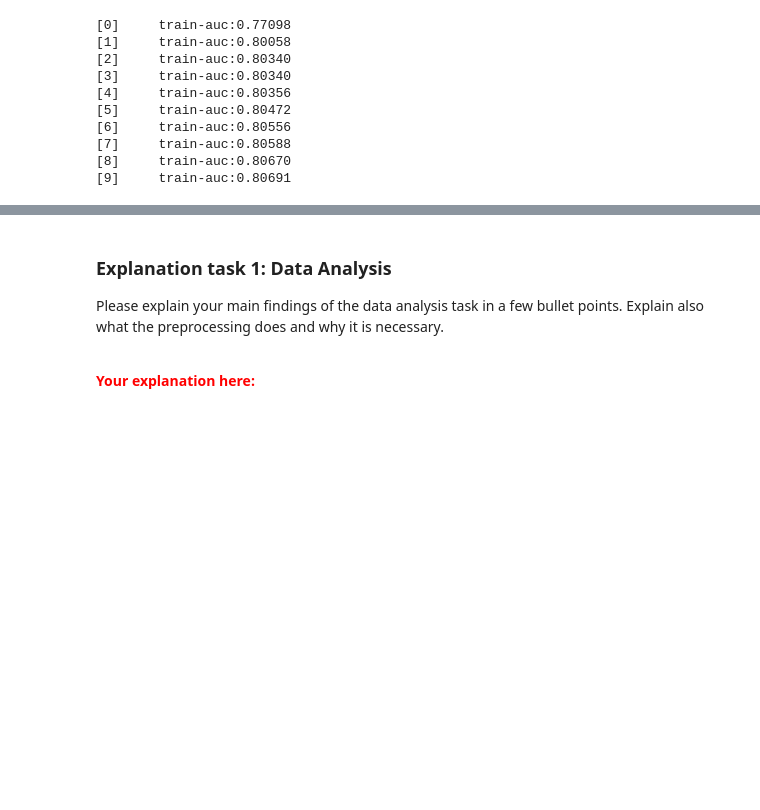
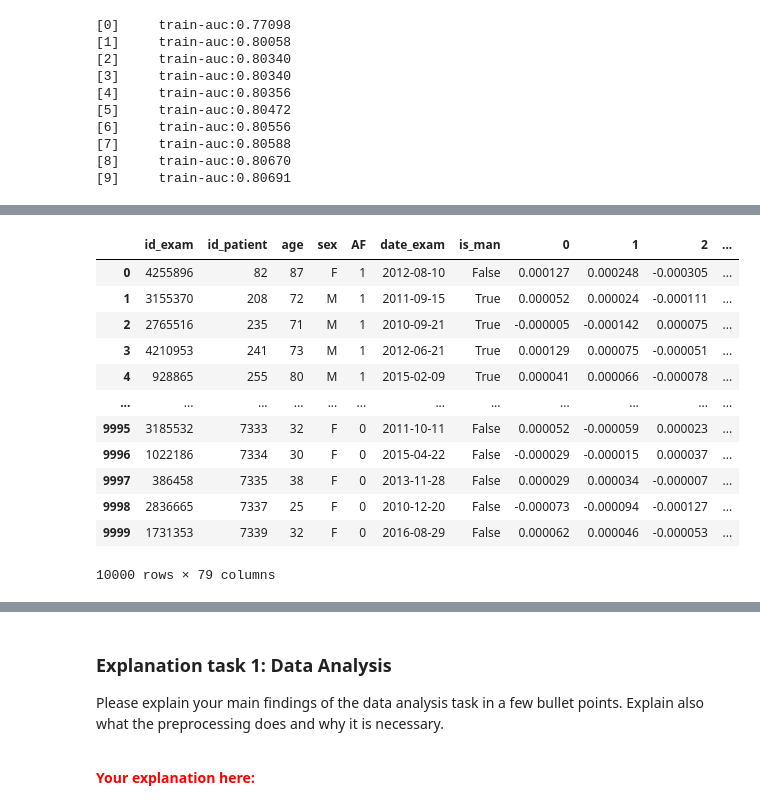
Before and after one commit to molen89/wasp-assignmen-af-classification, a Jupyter notebook: assignment_ecg_classification.ipynb, the cells around one changed output, grey strips where cells are left out. Drawn from its saved outputs; the diff is of its cells as text; code cells hidden in the pictures; blank space fills up the shorter version.

```diff
--- a/assignment_ecg_classification.ipynb
+++ b/assignment_ecg_classification.ipynb
@@ -253,0 +368,18 @@ bst = xgb.train(param, dtrain, num_round, evallist)
+# %%
+df2 = df.copy()
+df2[list(range(num_params))] = param_data_df
+df2
+# %% [output]
+|  | id_exam | id_patient | age | sex | AF | date_exam | is_man | 0 | 1 | 2 | ... |
+| 0 | 4255896 | 82 | 87 | F | 1 | 2012-08-10 | False | 0.000127 | 0.000248 | -0.000305 | ... |
+| 1 | 3155370 | 208 | 72 | M | 1 | 2011-09-15 | True | 0.000052 | 0.000024 | -0.000111 | ... |
+| 2 | 2765516 | 235 | 71 | M | 1 | 2010-09-21 | True | -0.000005 | -0.000142 | 0.000075 | ... |
+| 3 | 4210953 | 241 | 73 | M | 1 | 2012-06-21 | True | 0.000129 | 0.000075 | -0.000051 | ... |
+| 4 | 928865 | 255 | 80 | M | 1 | 2015-02-09 | True | 0.000041 | 0.000066 | -0.000078 | ... |
+| ... | ... | ... | ... | ... | ... | ... | ... | ... | ... | ... | ... |
+| 9995 | 3185532 | 7333 | 32 | F | 0 | 2011-10-11 | False | 0.000052 | -0.000059 | 0.000023 | ... |
+| 9996 | 1022186 | 7334 | 30 | F | 0 | 2015-04-22 | False | -0.000029 | -0.000015 | 0.000037 | ... |
+| 9997 | 386458 | 7335 | 38 | F | 0 | 2013-11-28 | False | 0.000029 | 0.000034 | -0.000007 | ... |
+| 9998 | 2836665 | 7337 | 25 | F | 0 | 2010-12-20 | False | -0.000073 | -0.000094 | -0.000127 | ... |
+| 9999 | 1731353 | 7339 | 32 | F | 0 | 2016-08-29 | False | 0.000062 | 0.000046 | -0.000053 | ... |
+10000 rows × 79 columns
```
Also changed, not shown: parts of 23 cells of this notebook.
